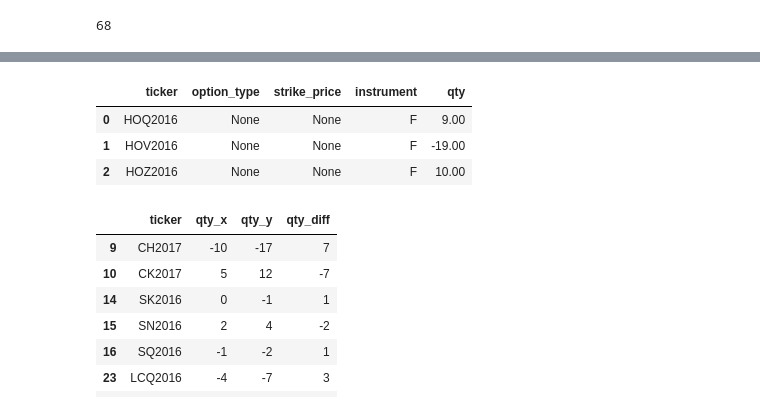
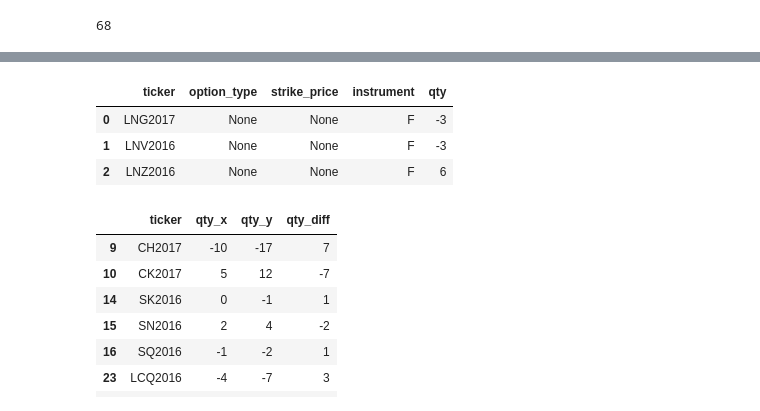
Before and after one commit to d0p34m1n3/repo_barbarossa, a Jupyter notebook: PycharmProjects/ta/trade_helper.ipynb, the cells around one changed output, grey strips where cells are left out. Saved outputs shown, nothing was run; the diff lists cells and outputs as text; code cells hidden in the pictures.

```diff
--- a/PycharmProjects/ta/trade_helper.ipynb
+++ b/PycharmProjects/ta/trade_helper.ipynb
@@ -60,11 +60,11 @@ tapnl.close_strategy(alias='RBJ2017K2017K2017M2017')
 # %%
 import ta.strategy as tas
-tas.get_net_position_4strategy_alias(alias='HOQ2016V2016V2016Z2016',as_of_date=20160412)
+tas.get_net_position_4strategy_alias(alias='LNZ2016G2017V2016Z2016')
 # %% [output]
 |  | ticker | option_type | strike_price | instrument | qty |
-| 0 | HOQ2016 | None | None | F | 9.00 |
-| 1 | HOV2016 | None | None | F | -19.00 |
-| 2 | HOZ2016 | None | None | F | 10.00 |
+| 0 | LNG2017 | None | None | F | -3 |
+| 1 | LNV2016 | None | None | F | -3 |
+| 2 | LNZ2016 | None | None | F | 6 |
 # %%
 import ta.abn_position_reconciler as pr
 pr.reconcile_position()
```
Also changed, not shown: parts of 4 cells of this notebook, 5 other files.
